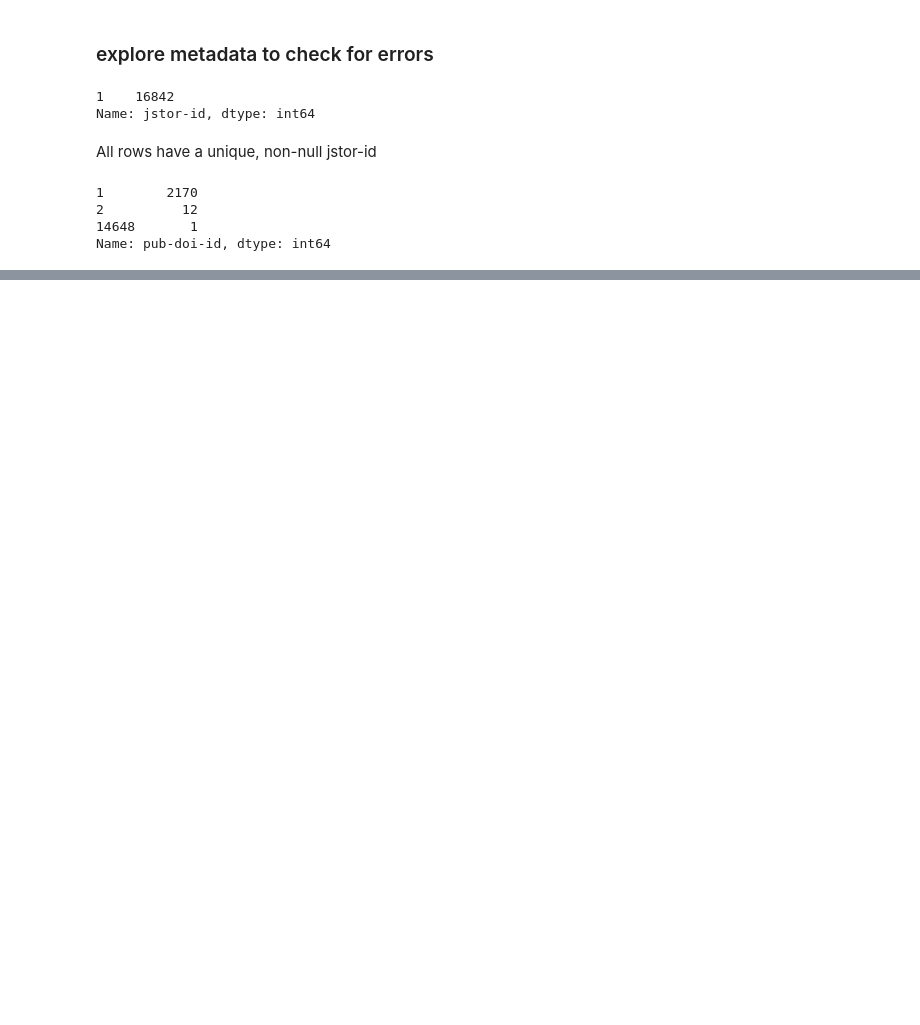
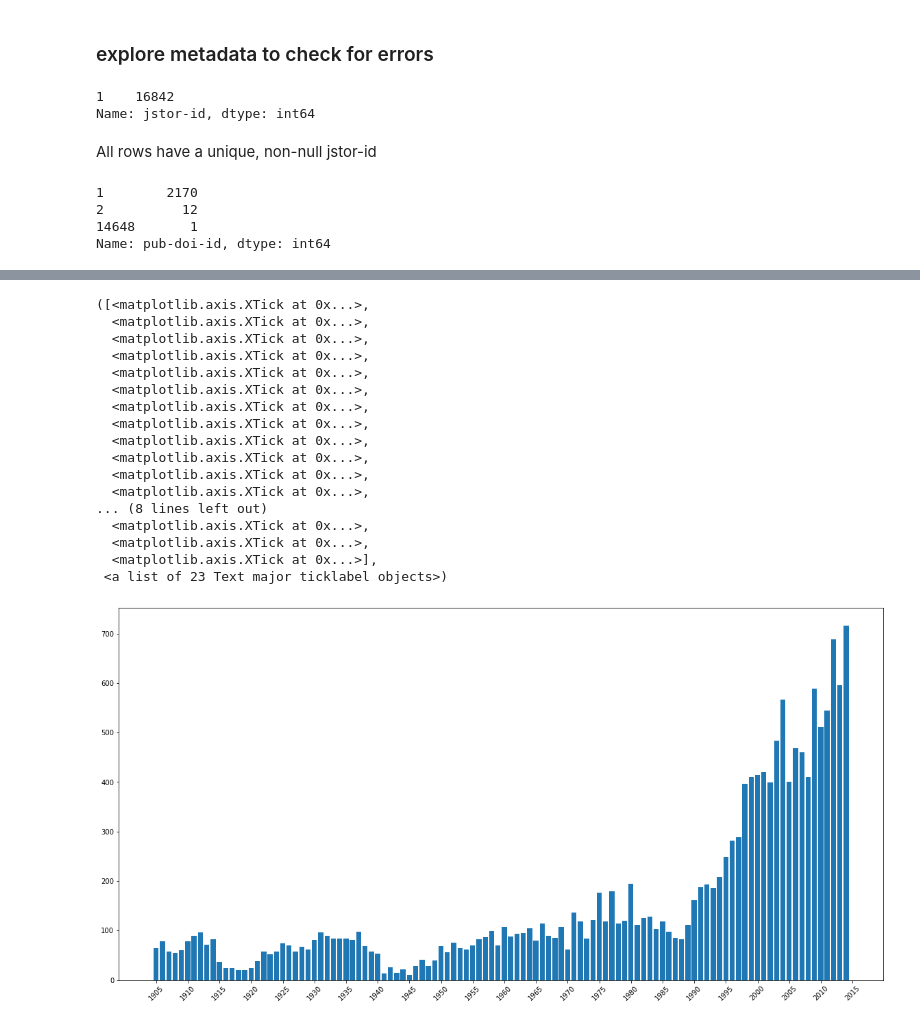
Before and after one commit to omlean/The-Specificity-Project, a Jupyter notebook: metadata.ipynb, the cells around one changed output, grey strips where cells are left out. Drawn from its saved outputs; the diff is of its cells as text; code cells hidden in the pictures; blank space fills up the shorter version.

```diff
--- a/metadata.ipynb
+++ b/metadata.ipynb
@@ -10,10 +13,15 @@ xml_files = os.listdir(xml_directory)
 xml_files = [xml_directory+file for file in xml_files]
 # %%
 def get_metadata(xml_file_path):
-
+    """Parses metadata from input xml file and returns as a Series"""
     tree = ET.parse(xml_file_path)# parse xml file
     article_meta = tree.getroot()[0][1] # get article metadata branch
     metadata = defaultdict(str) # create empty dict for metadata
+
+    # file name
+    txt_file_path = os.path.split(xml_file_path)[1]
+    txt_file_path = os.path.splitext(txt_file_path)[0] + '.txt'
+    metadata['filename'] = txt_file_path
 
     # get article IDs
     article_ids = article_meta.iter('article-id')
@@ -73,5 +81,7 @@ df.head(5)
 # %% [markdown]
 ### explore metadata to check for errors
+# %%
+df.year = df.year.astype(int)
 # %%
 # check for duplicate jstor-ids:
 df['jstor-id'].value_counts(dropna=False).value_counts()
@@ -115,0 +176,25 @@ doi_notnulls[doi_notnulls['pub-doi-id'].duplicated(keep=False)].sort_values('pub
+# %%
+# What years were the paper published?
+years = df.year.value_counts().sort_index()
+plt.figure(figsize=(20,10))
+plt.bar(years.index, years.values)
+plt.xticks(np.arange(1905, 2016, 5), rotation=45)
+# %% [output]
+([<matplotlib.axis.XTick at 0x...>,
+  <matplotlib.axis.XTick at 0x...>,
+  <matplotlib.axis.XTick at 0x...>,
+  <matplotlib.axis.XTick at 0x...>,
+  <matplotlib.axis.XTick at 0x...>,
+  <matplotlib.axis.XTick at 0x...>,
+  <matplotlib.axis.XTick at 0x...>,
+  <matplotlib.axis.XTick at 0x...>,
+  <matplotlib.axis.XTick at 0x...>,
+  <matplotlib.axis.XTick at 0x...>,
+  <matplotlib.axis.XTick at 0x...>,
+  <matplotlib.axis.XTick at 0x...>,
+... (8 lines left out)
+  <matplotlib.axis.XTick at 0x...>,
+  <matplotlib.axis.XTick at 0x...>,
+  <matplotlib.axis.XTick at 0x...>],
+ <a list of 23 Text major ticklabel objects>)
+[figure, added]
```
Also changed, not shown: parts of 7 cells of this notebook, 6 other files.
